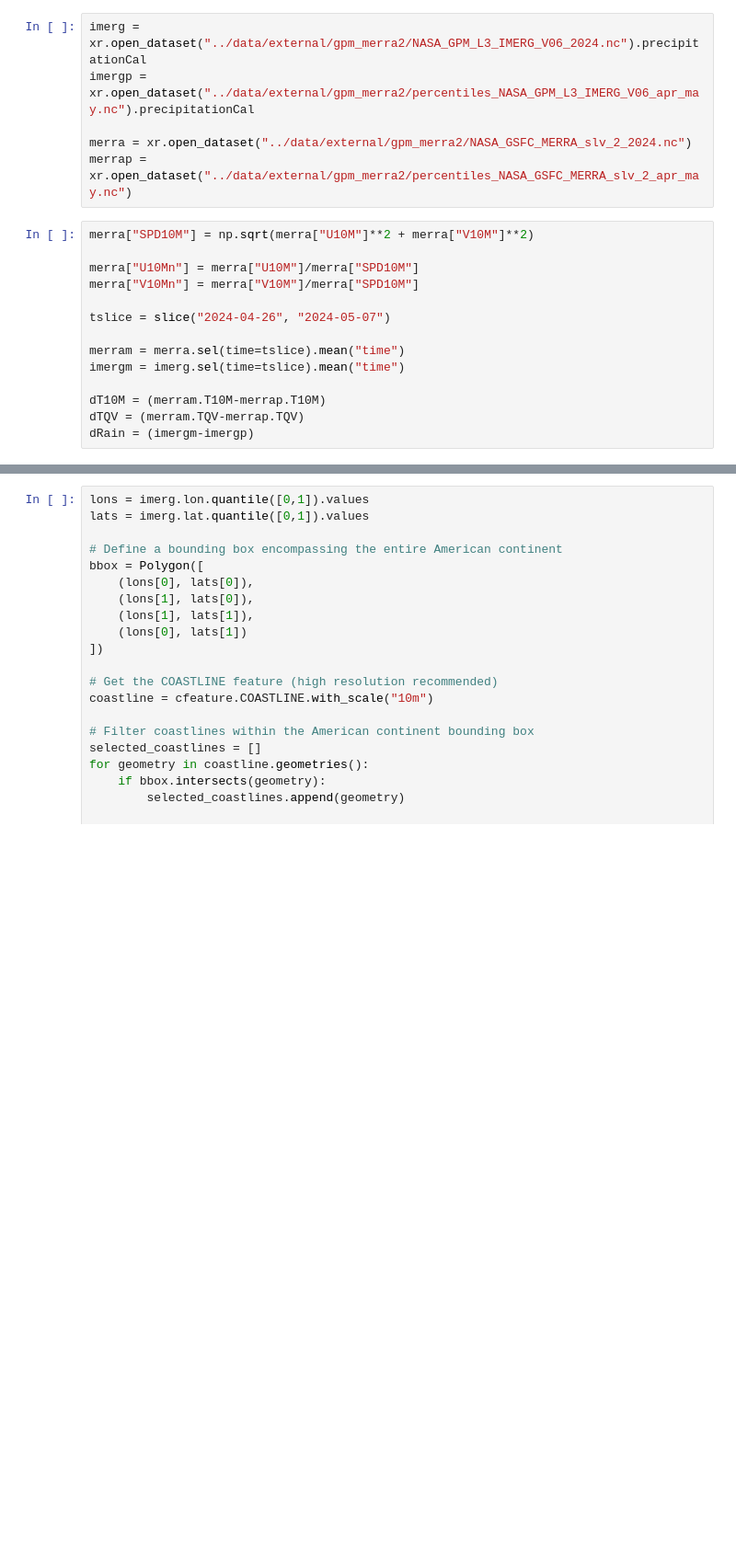
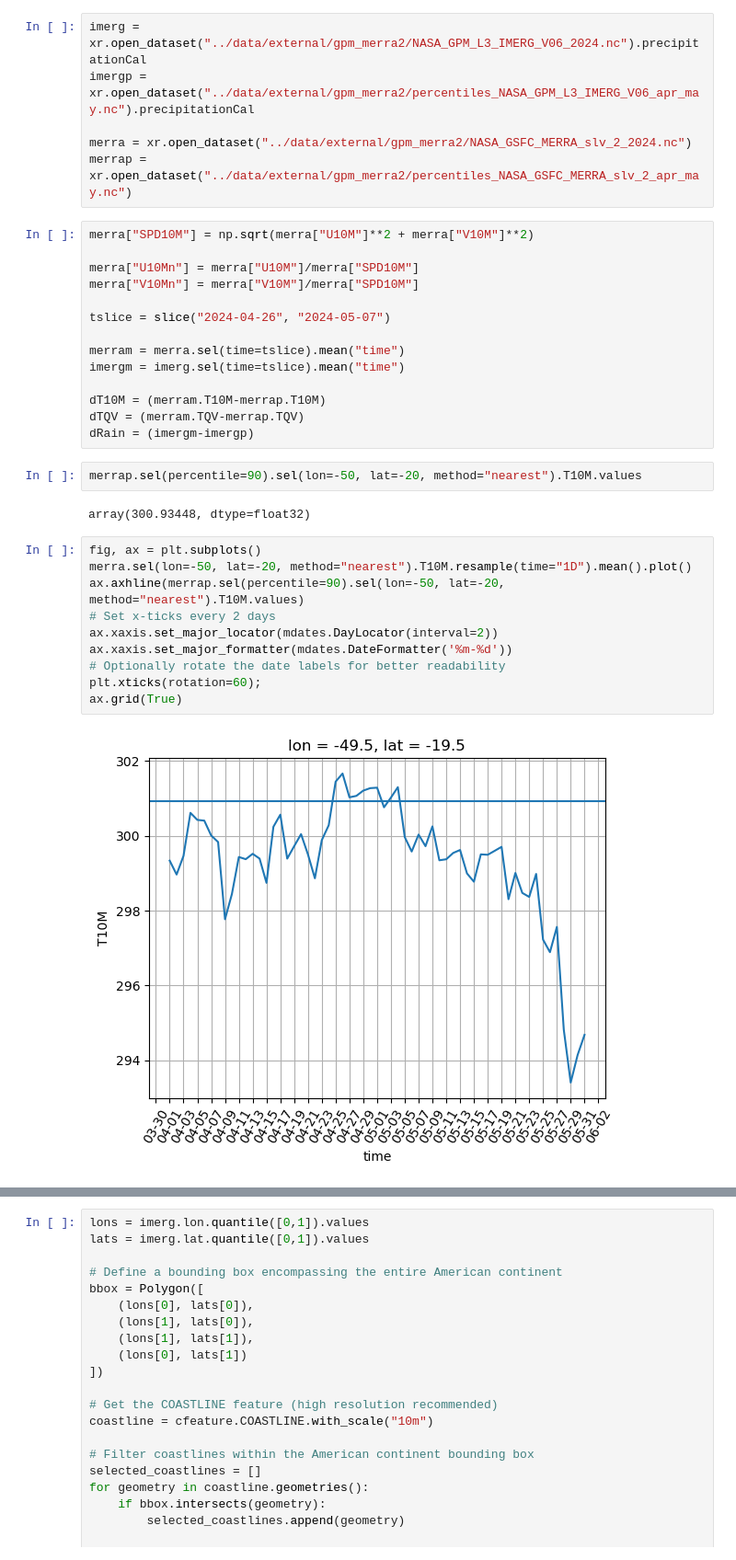
Before and after one commit to iuryt/swot_southbrazil_flooding, a Jupyter notebook: src/02-large_scale.ipynb, the cells around one changed output, grey strips where cells are left out. Shown at 92% size. Saved outputs shown, nothing was run; the diff lists cells and outputs as text; blank space fills up the shorter version.

```diff
--- a/src/02-large_scale.ipynb
+++ b/src/02-large_scale.ipynb
@@ -30,3 +38,19 @@ imergm = imerg.sel(time=tslice).mean("time")
 dT10M = (merram.T10M-merrap.T10M)
 dTQV = (merram.TQV-merrap.TQV)
 dRain = (imergm-imergp)
+# %%
+merrap.sel(percentile=90).sel(lon=-50, lat=-20, method="nearest").T10M.values
+# %% [output]
+array(300.93448, dtype=float32)
+# %%
+fig, ax = plt.subplots()
+merra.sel(lon=-50, lat=-20, method="nearest").T10M.resample(time="1D").mean().plot()
+ax.axhline(merrap.sel(percentile=90).sel(lon=-50, lat=-20, method="nearest").T10M.values)
+# Set x-ticks every 2 days
+ax.xaxis.set_major_locator(mdates.DayLocator(interval=2))
+ax.xaxis.set_major_formatter(mdates.DateFormatter('%m-%d'))
+# Optionally rotate the date labels for better readability
+plt.xticks(rotation=60);
+ax.grid(True)
+# %% [output]
+[figure, added]
```
Also changed, not shown: parts of 11 cells of this notebook, 15 other files.
